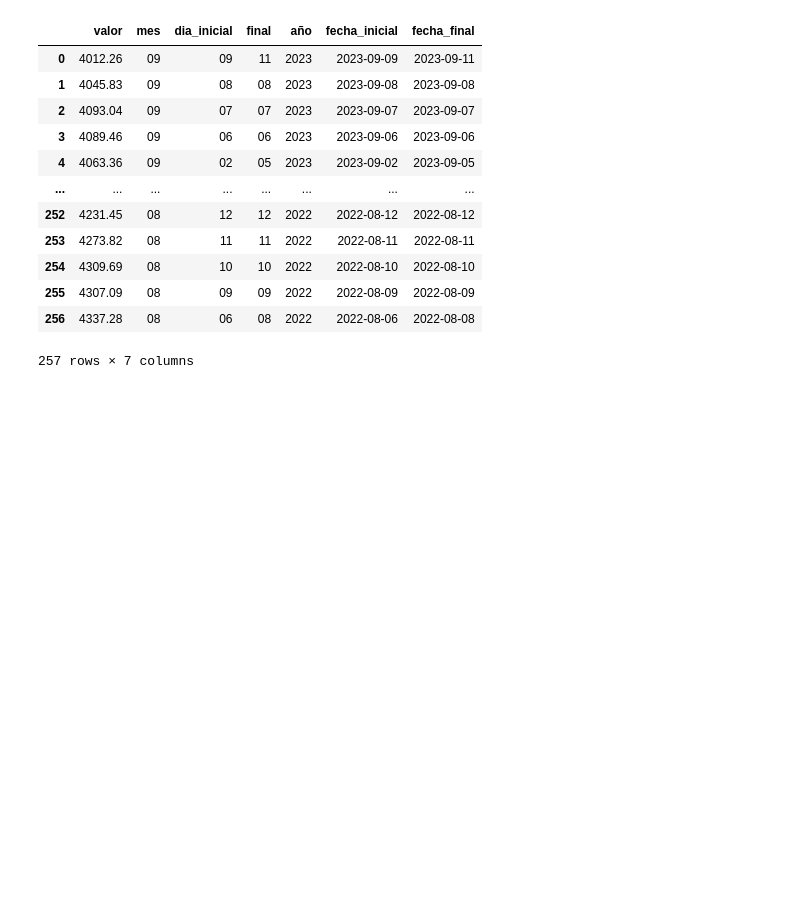
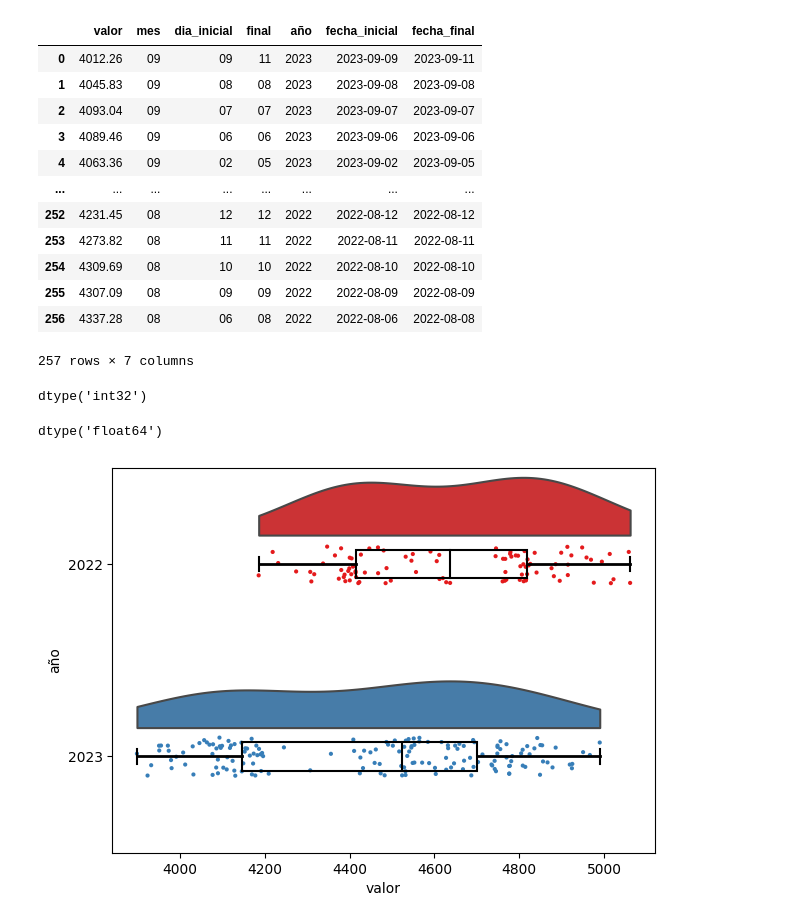
Before and after one commit to chainReactionCol/newRep, a Jupyter notebook: apiNotebook.ipynb, the cells around one changed output. Cells and saved outputs as stored; diff of their text form; code cells hidden in the pictures; blank space fills up the shorter version.

```diff
--- a/apiNotebook.ipynb
+++ b/apiNotebook.ipynb
@@ -159,3 +164,30 @@ trm_petro
 | 255 | 4307.09 | 08 | 09 | 09 | 2022 | 2022-08-09 | 2022-08-09 |
 | 256 | 4337.28 | 08 | 06 | 08 | 2022 | 2022-08-06 | 2022-08-08 |
 257 rows × 7 columns
+# %%
+trm_petro['año'] = trm_petro['año'].astype(int)
+trm_petro['valor']=trm_petro['valor'].astype(float)
+# %%
+trm_petro['año'].dtype
+# %% [output]
+dtype('int32')
+# %%
+trm_petro['valor'].dtype
+# %% [output]
+dtype('float64')
+# %%
+f, ax=plt.subplots(figsize=(7,5))
+dy="año"; dx="valor"; ort="h";pal="Set1"
+
+ax=pt.half_violinplot(x=dx,y=dy,data=trm_petro,palette=pal,bw=.6,cut=0.,scale="area",width= .6,inner=None,orient=ort)
+
+ax=sns.stripplot( x = dx, y = dy, data =trm_petro, palette = pal,
+ edgecolor = "white", size = 3, jitter = 1, zorder = 0,
+ orient = ort)
+ax=sns.boxplot( x = dx, y = dy, data = trm_petro, color = "black",
+ width = .15, zorder = 10, showcaps = True,
+ boxprops = {'facecolor':'none', "zorder":10}, showfliers=True,
+ whiskerprops = {'linewidth':2, "zorder":10},
+ saturation = 1, orient = ort)
+# %% [output]
+[figure, added]
```
Also changed, not shown: parts of 4 cells of this notebook.
